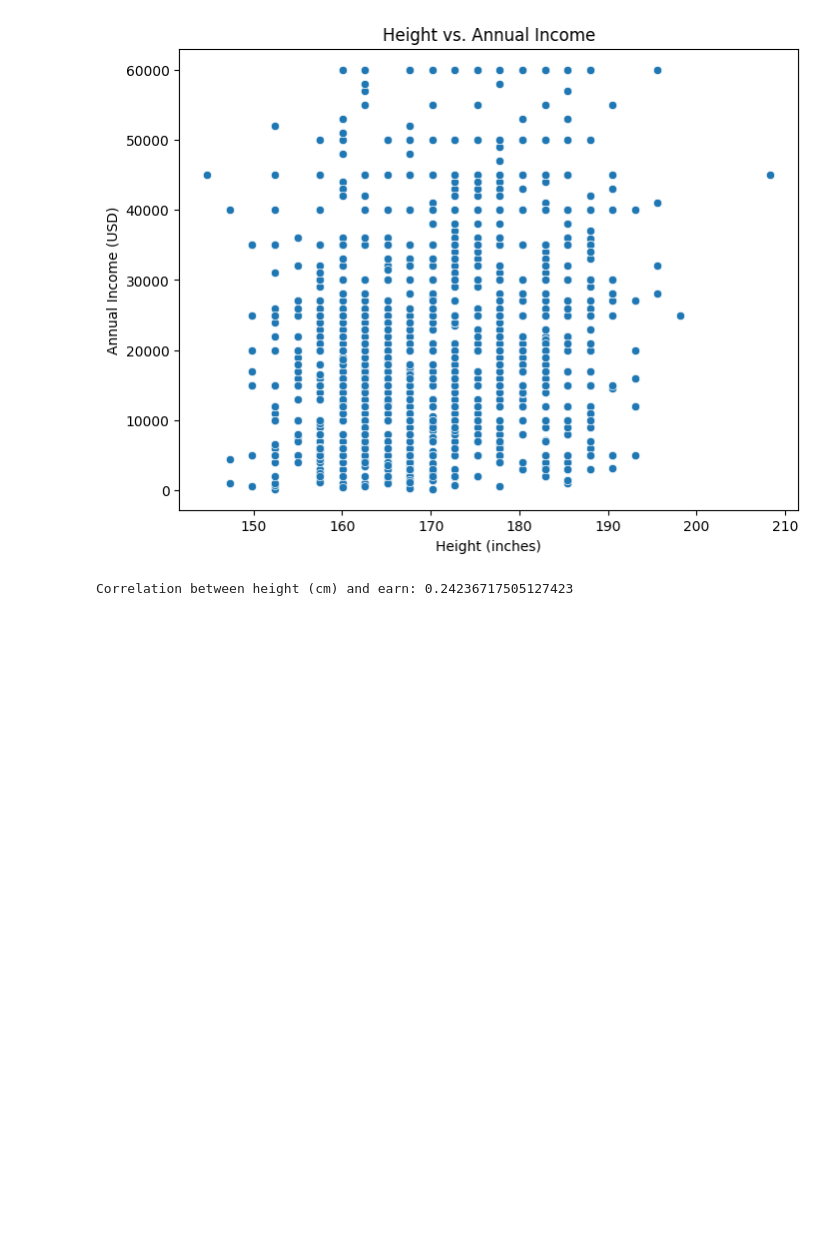
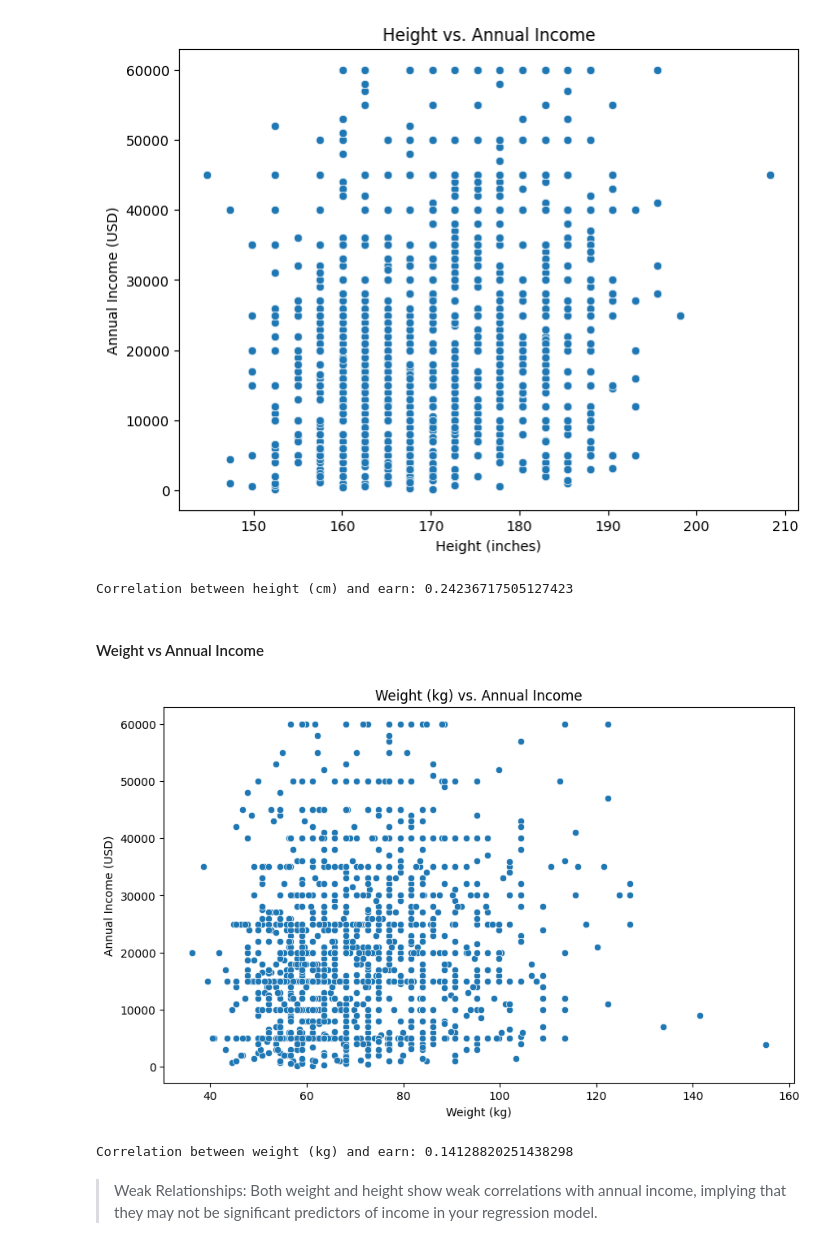
Before and after one commit to Darknight47/Data-Science-Project-01, a Jupyter notebook: linear_regression_with_interactioneffects.ipynb, the cells around one changed output. Cells and saved outputs as stored; diff of their text form; code cells hidden in the pictures; blank space fills up the shorter version.

Commit message:
weight vs earn

```diff
--- a/linear_regression_with_interactioneffects.ipynb
+++ b/linear_regression_with_interactioneffects.ipynb
@@ -329,2 +330,21 @@ print(f'Correlation between height (cm) and earn: {correlation}')
 # %% [output]
 Correlation between height (cm) and earn: 0.24236717505127423
+# %% [markdown]
+#### Weight vs Annual Income
+# %%
+plt.figure(figsize=(10, 6))
+sns.scatterplot(x=dataset['weight_kg'], y=dataset['earn'])
+plt.title('Weight (kg) vs. Annual Income')
+plt.xlabel('Weight (kg)')
+plt.ylabel('Annual Income (USD)')
+plt.show()
+# %% [output]
+[figure, added]
+# %%
+correlation = dataset['weight_kg'].corr(dataset['earn'])
+print(f'Correlation between weight (kg) and earn: {correlation}')
+# The correlation is very weak and positive, indicating a very slight positive relationship.
+# %% [output]
+Correlation between weight (kg) and earn: 0.14128820251438298
+# %% [markdown]
+> Weak Relationships: Both weight and height show weak correlations with annual income, implying that they may not be significant predictors of income in your regression model.
```
Also changed, not shown: parts of 1 cell of this notebook.
